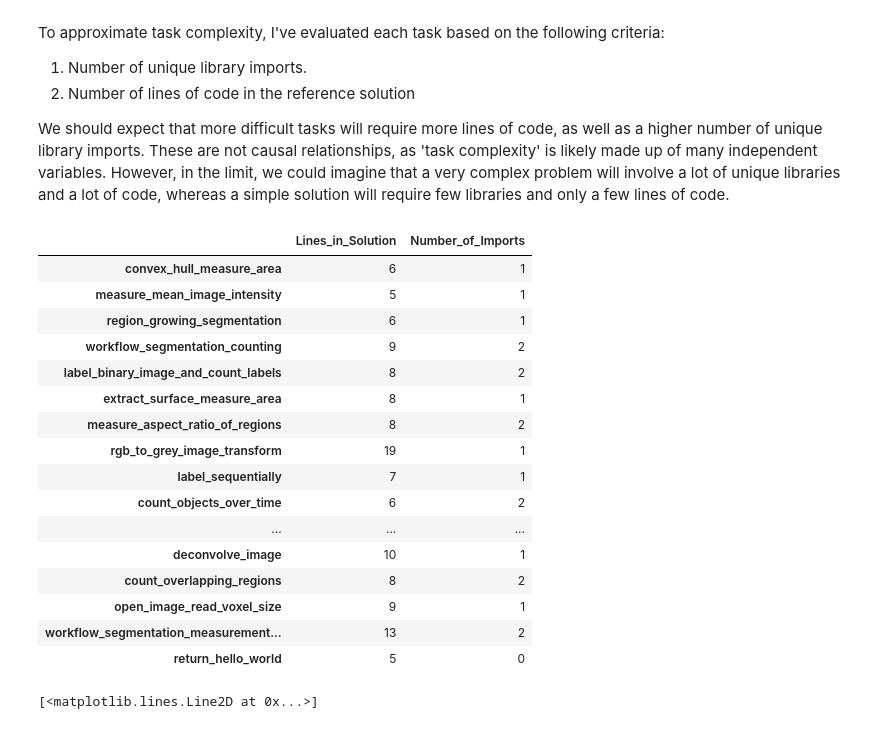
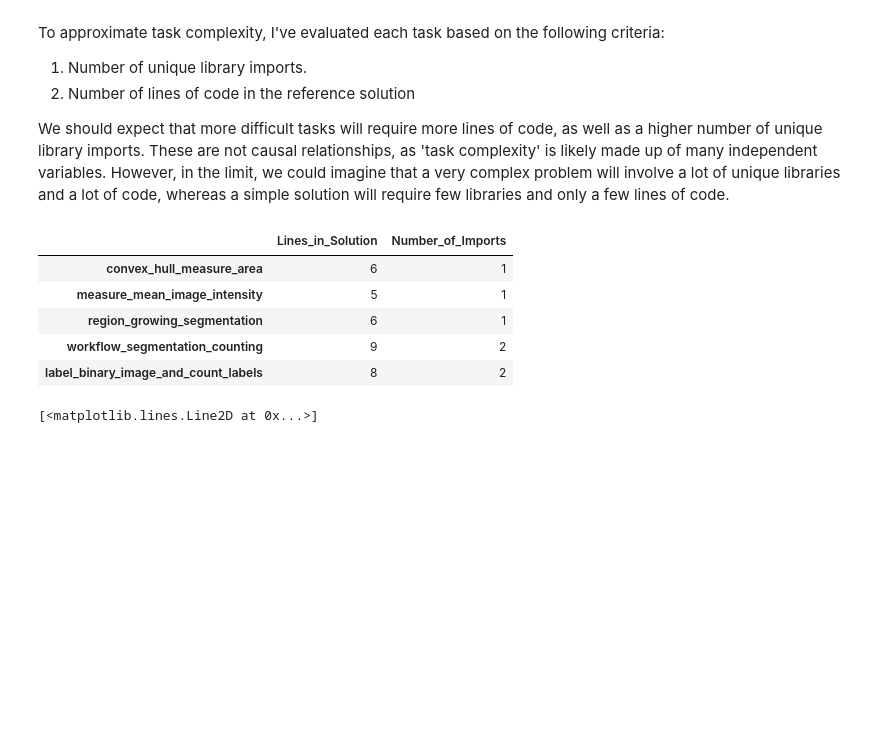
Before and after one commit to haesleinhuepf/human-eval-bia, a Jupyter notebook: demo/summarize_by_task.ipynb, the cells around one changed output. Saved outputs shown, nothing was run; the diff lists cells and outputs as text; code cells hidden in the pictures; blank space fills up the shorter version.

```diff
--- a/demo/summarize_by_task.ipynb
+++ b/demo/summarize_by_task.ipynb
@@ -37,27 +37,16 @@ for k in os.listdir(case_dir):
 # %%
 # Evaluating the different tasks
 task_df = pd.merge(pd.DataFrame.from_dict(line_count, orient="index", columns=["Lines_in_Solution"]),
          pd.DataFrame.from_dict(cell_count, orient="index", columns=["Number_of_Imports"]),
         left_index=True, right_index=True)
-task_df
+task_df.head()
 # %% [output]
 |  | Lines_in_Solution | Number_of_Imports |
 | convex_hull_measure_area | 6 | 1 |
 | measure_mean_image_intensity | 5 | 1 |
 | region_growing_segmentation | 6 | 1 |
 | workflow_segmentation_counting | 9 | 2 |
 | label_binary_image_and_count_labels | 8 | 2 |
-| extract_surface_measure_area | 8 | 1 |
-| measure_aspect_ratio_of_regions | 8 | 2 |
-| rgb_to_grey_image_transform | 19 | 1 |
-| label_sequentially | 7 | 1 |
-| count_objects_over_time | 6 | 2 |
-| ... | ... | ... |
-| deconvolve_image | 10 | 1 |
-| count_overlapping_regions | 8 | 2 |
-| open_image_read_voxel_size | 9 | 1 |
-| workflow_segmentation_measurement... | 13 | 2 |
-| return_hello_world | 5 | 0 |
 # %%
 ## A positive relationship between the number of imports and the number of lines of code.
 
```
Also changed, not shown: parts of 9 cells of this notebook.
